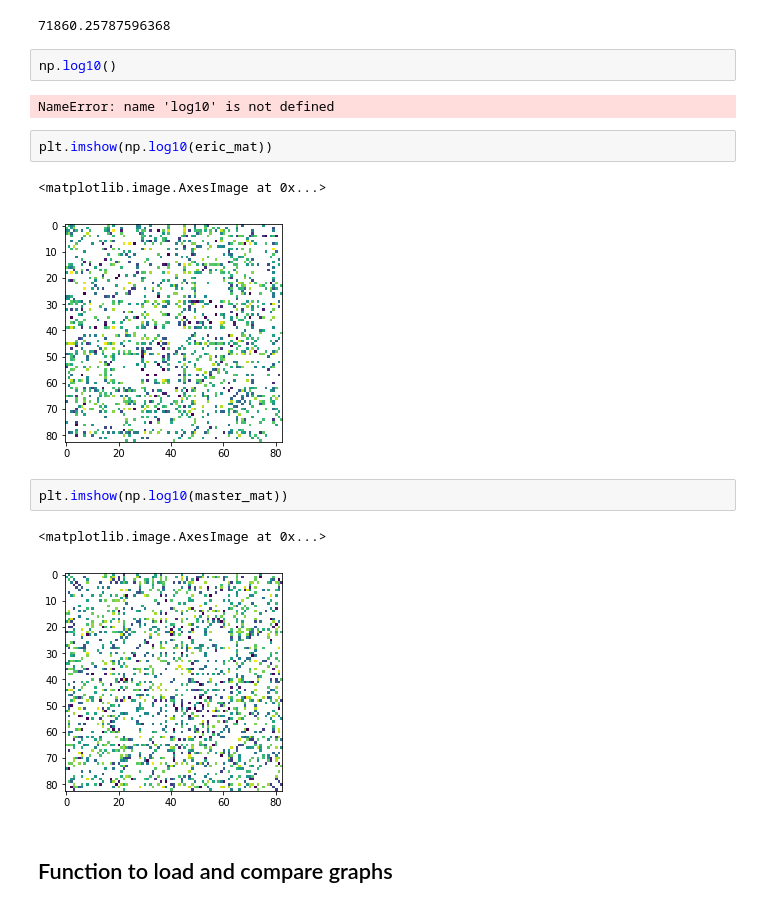
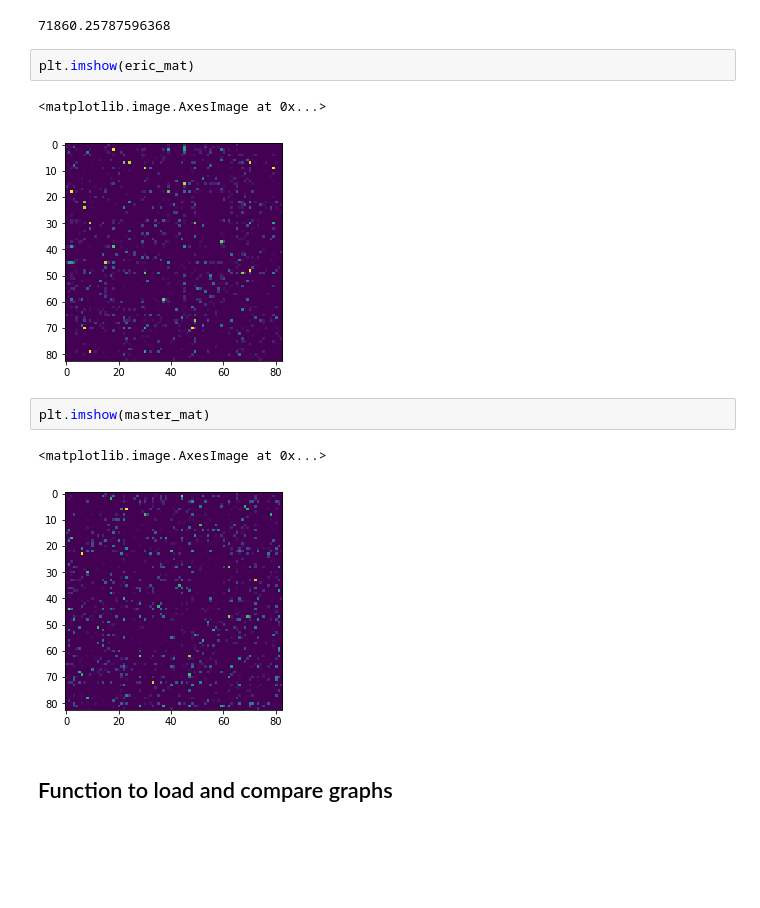
Before and after one commit to neurodata/aloftus, a Jupyter notebook: pr-diff.ipynb, the cells around one changed output. Cells and saved outputs as stored; diff of their text form; blank space fills up the shorter version.

Commit message:
Revert "log10" divide by 0 errors
This reverts commit 91af91410c2cf2050c762d232b68249707bd7ba8.

```diff
--- a/pr-diff.ipynb
+++ b/pr-diff.ipynb
@@ -168,20 +168,16 @@ matrix([[  0,  97,   0, ...,   0,   0,   0],
 np.linalg.norm(eric_mat - master_mat, ord='fro')
 # %% [output]
 71860.25787596368
-# %%
-np.log10()
-# %% [output]
-NameError: name 'log10' is not defined
 # %%
-plt.imshow(np.log10(eric_mat))
+plt.imshow(eric_mat)
 # %% [output]
 <matplotlib.image.AxesImage at 0x...>
-[figure, old version]
+[figure, new version]
 # %%
-plt.imshow(np.log10(master_mat))
+plt.imshow(master_mat)
 # %% [output]
 <matplotlib.image.AxesImage at 0x...>
-[figure, old version]
+[figure, new version]
 # %% [markdown]
 ## Function to load and compare graphs
 # %% [markdown]
```
Also changed, not shown: parts of 1 cell of this notebook.
